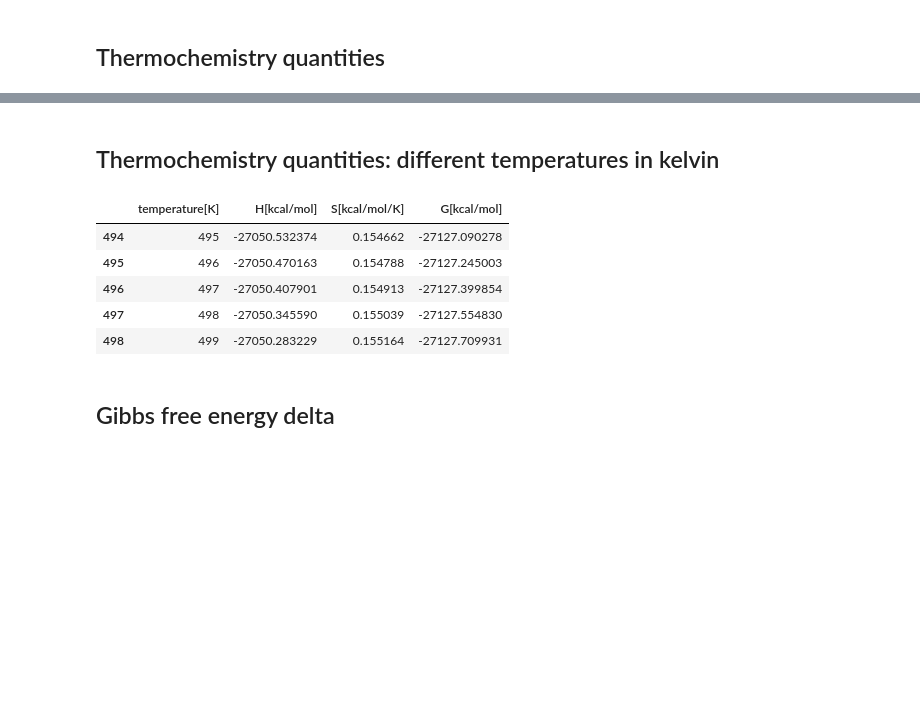
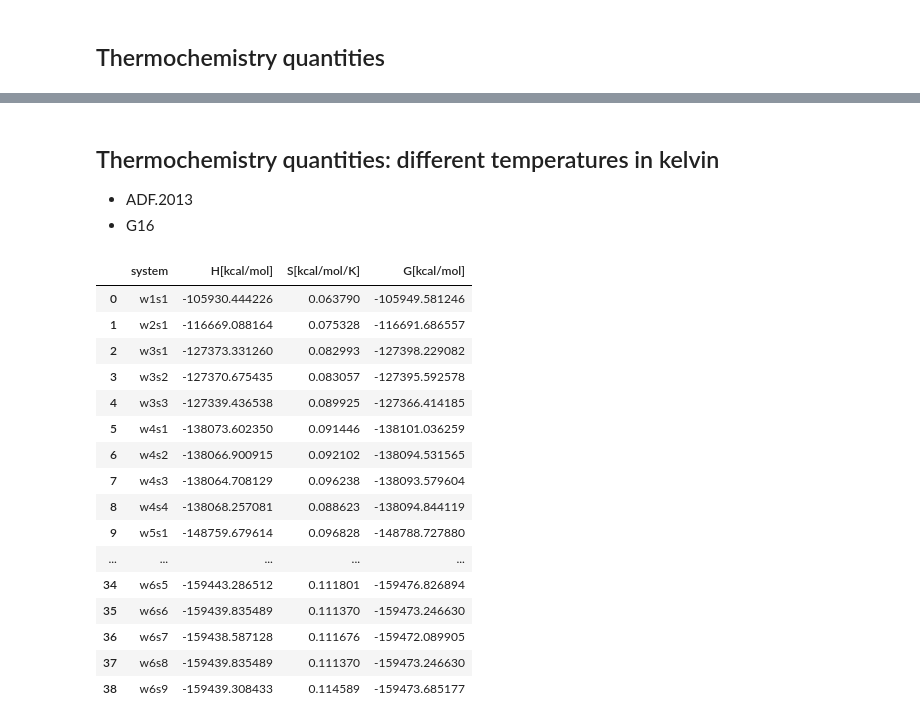
Before and after one commit to AndyDanian/ThermoChemistry, a Jupyter notebook: jupyter/thermo_hgw.ipynb, the cells around one changed output, grey strips where cells are left out. Cells and saved outputs as stored; diff of their text form; code cells hidden in the pictures; blank space fills up the shorter version.

```diff
--- a/jupyter/thermo_hgw.ipynb
+++ b/jupyter/thermo_hgw.ipynb
@@ -317,3 +330,5 @@ w5s6:  -26711.176      0.120       -26746.833
 w1s1:  -25268.418      0.064       -25287.586
 # %% [markdown]
 ## Thermochemistry quantities: different temperatures in kelvin
+* ADF.2013
+* G16
@@ -320,45 +339,67 @@ w1s1:  -25268.418      0.064       -25287.586
 # %%
-# df_results = pd.DataFrame(columns=['system', "H[kcal/mol]", "S[kcal/mol/K]", "G[kcal/mol]"])
-absolute_thermochemical_results = {}
+absolute_thermochemistry_per_temperature = {}
+absolute_thermochemistry_per_temperature_g16 = {}
 
-for file_adf in list_file_adf:
-
-    name_file = Path(file_adf).stem
-
-    absolute_thermochemical_results[Path(file_adf).stem] = {}
+for temperature in range(initital_temperature, final_temperature, step_temperature):
 
     thermo_data = {
-        "temperature[K]": [],
+        "system": [],
+        "H[kcal/mol]": [],
+        "S[kcal/mol/K]": [],
+        "G[kcal/mol]": [],
+    }
+    thermo_data_g16 = {
+        "system": [],
         "H[kcal/mol]": [],
         "S[kcal/mol/K]": [],
         "G[kcal/mol]": [],
     }
 
-    for temperature in range(1, 500, 1):
+    for file_adf in list_file_adf:
+        name_file = Path(file_adf).stem
 
+        """ ADF.2013 """
         H_statmech = statmech[name_file].get_H(T=temperature, units="kcal/mol")
         S_statmech = statmech[name_file].get_S(T=temperature, units="kcal/mol/K")
         G_statmech = statmech[name_file].get_G(T=temperature, units="kcal/mol")
-
-        thermo_data["temperature[K]"].append(temperature)
+        thermo_data["system"].append(name_file)
         thermo_data["H[kcal/mol]"].append(H_statmech)
         thermo_data["S[kcal/mol/K]"].append(S_statmech)
         thermo_data["G[kcal/mol]"].append(G_statmech)
+        """ G16 """
+        H_statmech_g16 = statmech_g16[name_file].get_H(T=temperature, units="kcal/mol")
+        S_statmech_g16 = statmech_g16[name_file].get_S(T=temperature, units="kcal/mol/K")
+        G_statmech_g16 = statmech_g16[name_file].get_G(T=temperature, units="kcal/mol")
+        thermo_data_g16["system"].append(name_file)
+        thermo_data_g16["H[kcal/mol]"].append(H_statmech_g16)
+        thermo_data_g16["S[kcal/mol/K]"].append(S_statmech_g16)
+        thermo_data_g16["G[kcal/mol]"].append(G_statmech_g16)
 
-    absolute_thermochemical_results[name_file] = pd.DataFrame(thermo_data)
+    absolute_thermochemistry_per_temperature[temperature] = pd.DataFrame(thermo_data).sort_values(by="system", ascending=True).reset_index(drop=True)
+    absolute_thermochemistry_per_temperature_g16[temperature] = pd.DataFrame(thermo_data_g16).sort_values(by="system", ascending=True).reset_index(drop=True)
 
-if not absolute_thermochemical_results:
+
+if not absolute_thermochemistry_per_temperature and not absolute_thermochemistry_per_temperature_g16:
     raise ValueError(
-        "The absolute thermochemical values of the systems does not exist."
+        "The absolute thermochemistry or _g16 values of the systems does not exist."
     )
-# %%
-absolute_thermochemical_results["w6s1"].tail()
-# %% [output]
-|  | temperature[K] | H[kcal/mol] | S[kcal/mol/K] | G[kcal/mol] |
-| 494 | 495 | -27050.532374 | 0.154662 | -27127.090278 |
-| 495 | 496 | -27050.470163 | 0.154788 | -27127.245003 |
-| 496 | 497 | -27050.407901 | 0.154913 | -27127.399854 |
-| 497 | 498 | -27050.345590 | 0.155039 | -27127.554830 |
-| 498 | 499 | -27050.283229 | 0.155164 | -27127.709931 |
-# %% [markdown]
-## Gibbs free energy delta
+# %%
+absolute_thermochemistry_per_temperature_g16[300]
+# %% [output]
+|  | system | H[kcal/mol] | S[kcal/mol/K] | G[kcal/mol] |
+| 0 | w1s1 | -105930.444226 | 0.063790 | -105949.581246 |
+| 1 | w2s1 | -116669.088164 | 0.075328 | -116691.686557 |
+| 2 | w3s1 | -127373.331260 | 0.082993 | -127398.229082 |
+| 3 | w3s2 | -127370.675435 | 0.083057 | -127395.592578 |
+| 4 | w3s3 | -127339.436538 | 0.089925 | -127366.414185 |
+| 5 | w4s1 | -138073.602350 | 0.091446 | -138101.036259 |
+| 6 | w4s2 | -138066.900915 | 0.092102 | -138094.531565 |
+| 7 | w4s3 | -138064.708129 | 0.096238 | -138093.579604 |
+| 8 | w4s4 | -138068.257081 | 0.088623 | -138094.844119 |
+| 9 | w5s1 | -148759.679614 | 0.096828 | -148788.727880 |
+| ... | ... | ... | ... | ... |
+| 34 | w6s5 | -159443.286512 | 0.111801 | -159476.826894 |
+| 35 | w6s6 | -159439.835489 | 0.111370 | -159473.246630 |
+| 36 | w6s7 | -159438.587128 | 0.111676 | -159472.089905 |
+| 37 | w6s8 | -159439.835489 | 0.111370 | -159473.246630 |
+| 38 | w6s9 | -159439.308433 | 0.114589 | -159473.685177 |
```
Also changed, not shown: parts of 25 cells of this notebook.
